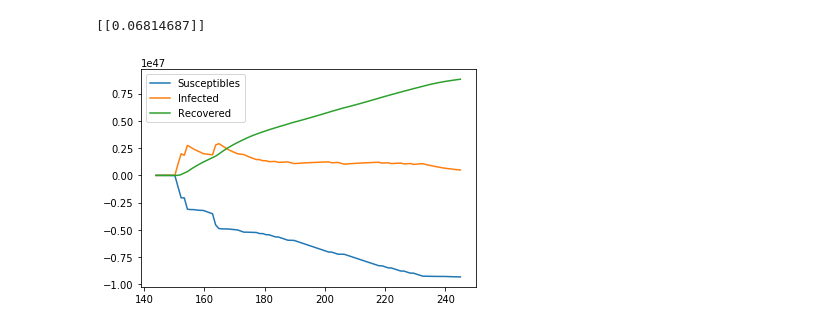
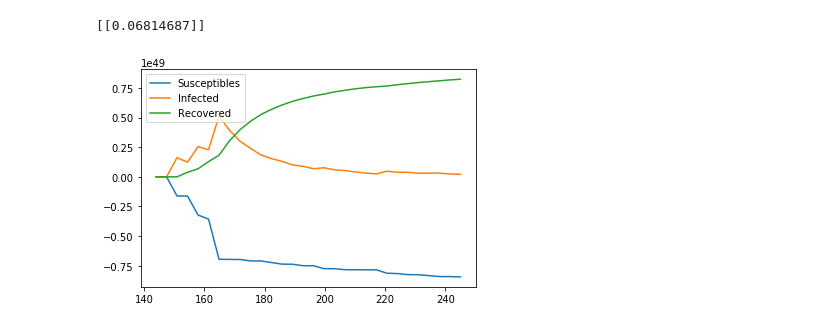
Before and after one commit to sushanth1999/BTP, a Jupyter notebook: BTP_1.2/sir_jp.ipynb, the cells around one changed output. Drawn from its saved outputs; the diff is of its cells as text; code cells hidden in the pictures.

```diff
--- a/BTP_1.2/sir_jp.ipynb
+++ b/BTP_1.2/sir_jp.ipynb
@@ -49,4 +47,6 @@ beta = -8.277172e-11
 # %%
+beta = -8.277172e-11
+gamma = 0.039232
 # -*- coding: utf-8 -*-
 """
 Created on Tue Jun 30 00:07:09 2020
@@ -399,33 +399,33 @@ class SIR:
 
         self.initial_conditions = [initial_sus, initial_inf, initial_rec]
 
     def __call__(self, u, t):
 
 
         S, I, _ = u
 
         return np.asarray([
                 -int(multiply(str(self.beta(t)),multiply(str(S),str(I)))), # Susceptibles
                 int(multiply(str(self.beta(t)),multiply(str(S),str(I)))) - self.nu(t)*I, # Infected
                 self.nu(t)*I # Recovered
         ])
 
 if __name__ == "__main__":
 
     beta = lambda t: 0.0005 if t <=10 else 0.0001
 
-    sir = SIR(gamma, 0.68, 1380051913, 1, 0)
+    sir = SIR(gamma, beta, 1380051913-648315, 227439, 235433)
     solver = ForwardEuler(sir)
     solver.set_initial_conditions(sir.initial_conditions)
 
 
-    time_steps = np.linspace(144,245, 98)
+    time_steps = np.linspace(144,245, 30)
     u, t = solver.solve(time_steps)
 
     plt.plot(t, u[:, 0], label="Susceptibles")
     plt.plot(t, u[:, 1], label="Infected")
     plt.plot(t, u[:, 2], label="Recovered")
     plt.legend()
     plt.show()
 # %% [output]
-[figure, old version]
+[figure, new version]
```
Also changed, not shown: parts of 2 cells of this notebook.
